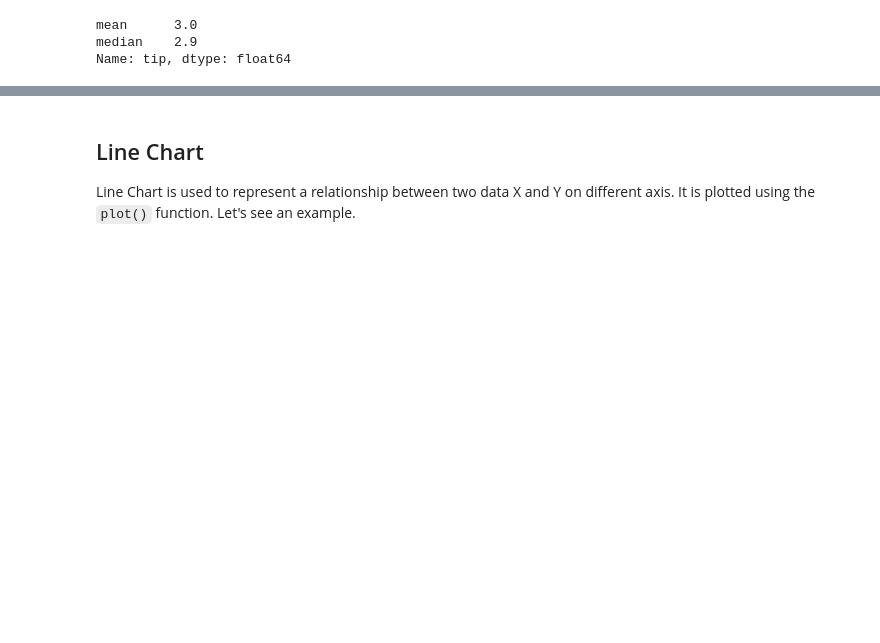
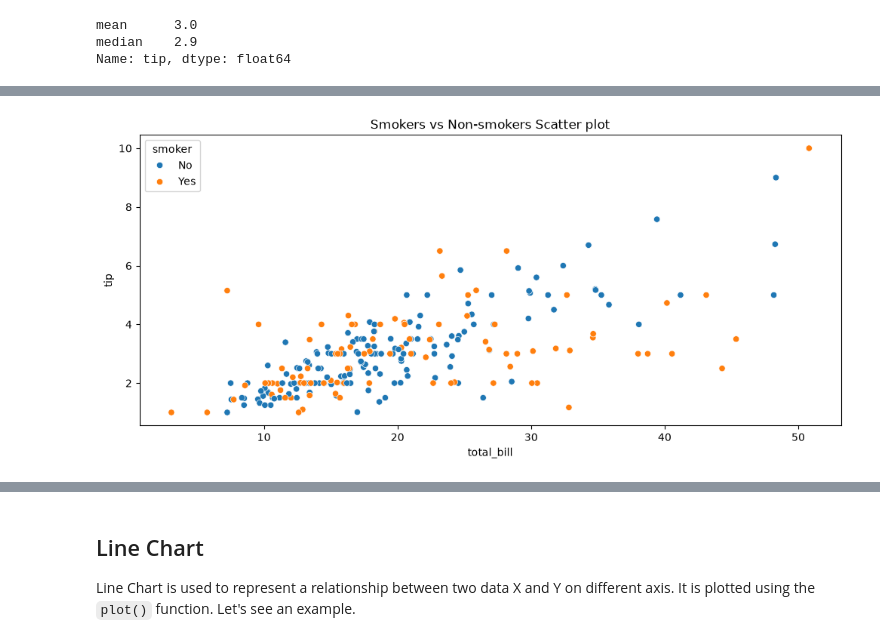
Before and after one commit to geff-ghost/notebooks, a Jupyter notebook: data_visualization/data_visualization.ipynb, the cells around one changed output, grey strips where cells are left out. Cells and saved outputs as stored; diff of their text form; code cells hidden in the pictures; blank space fills up the shorter version.

```diff
--- a/data_visualization/data_visualization.ipynb
+++ b/data_visualization/data_visualization.ipynb
@@ -363,5 +365,7 @@ plt.colorbar();
 # %%
 plt.figure(figsize=(12,5))
-sns.scatterplot(x='total_bill', y='tip', data=data, hue='smoker')
+sns.scatterplot(x='total_bill', y='tip', data=data_df, hue='smoker')
 plt.title('Smokers vs Non-smokers Scatter plot');
+# %% [output]
+[figure, added]
 # %%
```
Also changed, not shown: parts of 10 cells of this notebook.
